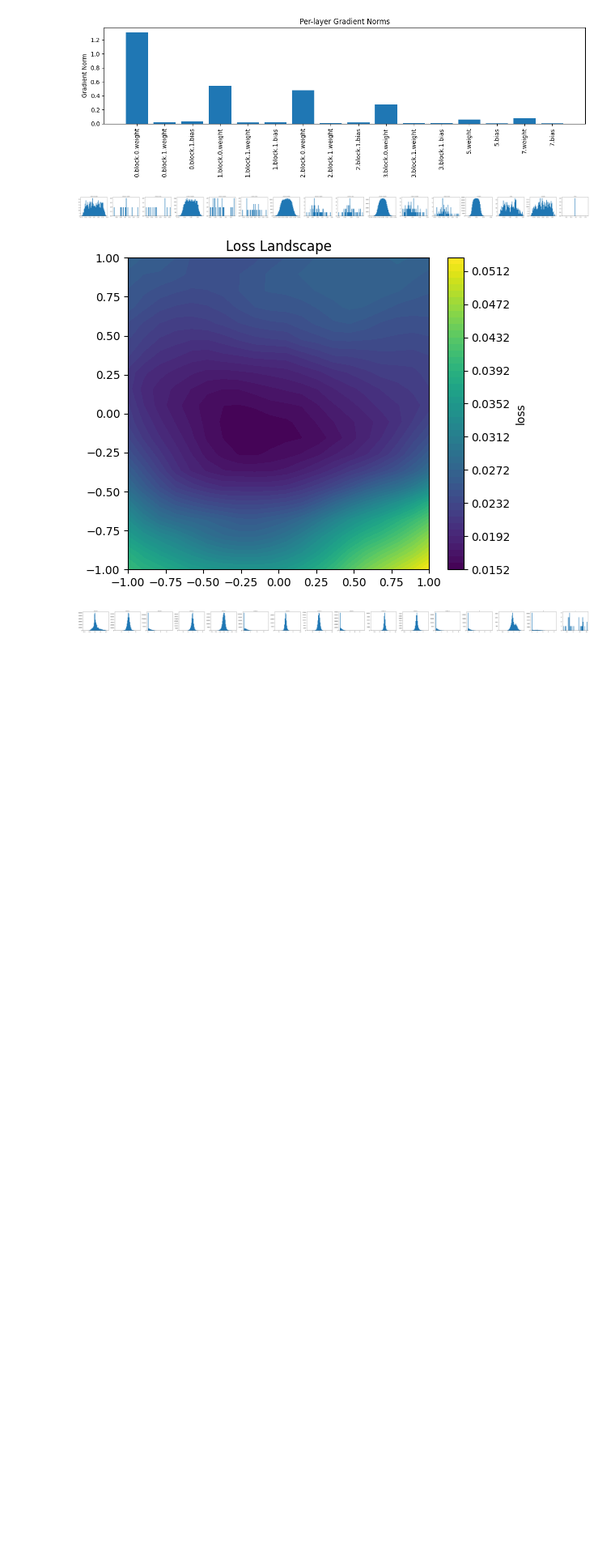
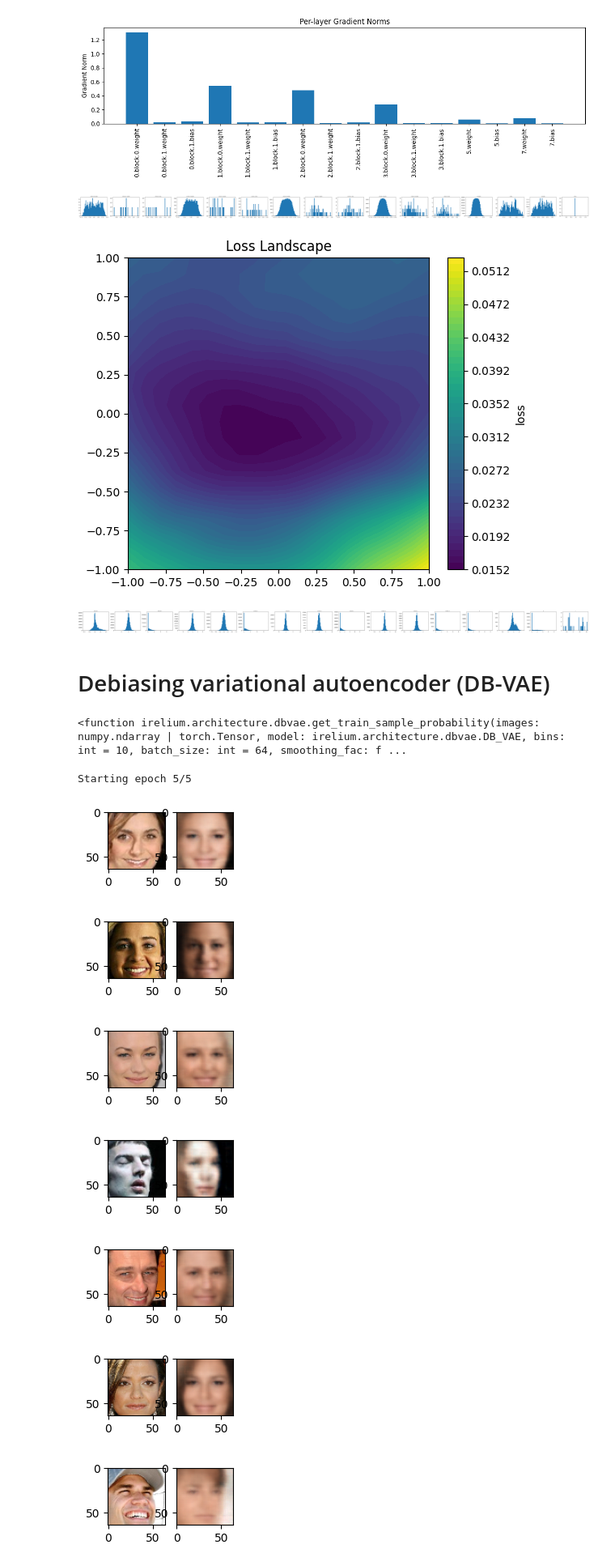
Before and after one commit to xqyn/irelium, a Jupyter notebook: notebook/dbvae.ipynb, the cells around one changed output. Shown at 81% size. Saved outputs shown, nothing was run; the diff lists cells and outputs as text; code cells hidden in the pictures; blank space fills up the shorter version.

Commit message:
dbvae architecture

```diff
--- a/notebook/dbvae.ipynb
+++ b/notebook/dbvae.ipynb
@@ -305,3 +312,29 @@ plot_loss_landscape(cnn_baseline, loss_fn, x, y)
 plot_activations(cnn_baseline, x)
 # %% [output]
 [figure]
+# %% [markdown]
+# Debiasing variational autoencoder (DB-VAE)
+# %%
+from irelium.loss.dbvae import dbvae_step_fn
+from irelium.architecture.dbvae import DB_VAE, get_train_sample_probability
+from irelium.dev import reload
+from irelium.model.train import train
+from irelium.architecture.vae import _Reshape
+reload(dbvae_step_fn)
+reload(get_train_sample_probability)
+# %% [output]
+<function irelium.architecture.dbvae.get_train_sample_probability(images: numpy.ndarray | torch.Tensor, model: irelium.architecture.dbvae.DB_VAE, bins: int = 10, batch_size: int = 64, smoothing_fac: f ...
+# %%
+params = dict(
+    batch_size=32,
+    learning_rate=5e-4,
+    latent_dim=100,
+    num_epochs=5,
+)
+
+batch_size = params['batch_size']
+num_epochs = params['num_epochs']
+lr = params['learning_rate']
+latent_dim = params['latent_dim']
+# %%
+B, C, H, W = 100, 3, 64, 64
@@ -307,0 +362,43 @@ plot_activations(cnn_baseline, x)
+# %%
+# get training faces from data loader
+all_faces = loader.get_all_train_faces()
+# %%
+loss_hist = mdl.util.LossHistory(smoothing_factor=0.99)  # to record loss evolution
+plotter = mdl.util.PeriodicPlotter(sec=2, scale="semilogy")
+step = 0
+for epoch in range(num_epochs):
+    IPython.display.clear_output(wait=True)
+    print("Starting epoch {}/{}".format(epoch + 1, params["num_epochs"]))
+
+    #  recompute data sampling proabilities
+    p_faces = get_train_sample_probability(all_faces, dbvae_fac)
+
+    # get a batch of training data and compute the training step
+    for idx in tqdm(range(loader.get_train_size() // batch_size)):
+        # load a batch of data
+        (x, y) = loader.get_batch(batch_size, p_pos=p_faces)
+        x, y = loader.get_batch(batch_size)
+        x = as_tensor(x, model=dbvae_fac)
+        y = as_tensor(y, model=dbvae_fac)
+        loss = train(
+            x=x,
+            y=y,
+            model=dbvae_fac,
+            step_fn=lambda x, y, model: dbvae_step_fn(x, y, model),
+            optimizer=optimizer)
+        loss_value = loss.detach().cpu().numpy()
+        loss_history.append(loss_value)
+        loss_hist.append(loss_value)
+        #plotter.plot(loss_hist.get())
+        if idx % 500 == 0:
+            mdl.util.plot_sample(x, y, dbvae_fac, backend="pt")
+        step += 1
+# %% [output]
+Starting epoch 5/5
+[figure, added]
+[figure, added]
+[figure, added]
+[figure, added]
+[figure, added]
+[figure, added]
+[figure, added]
```
Also changed, not shown: parts of 11 cells of this notebook, 4 other files.
